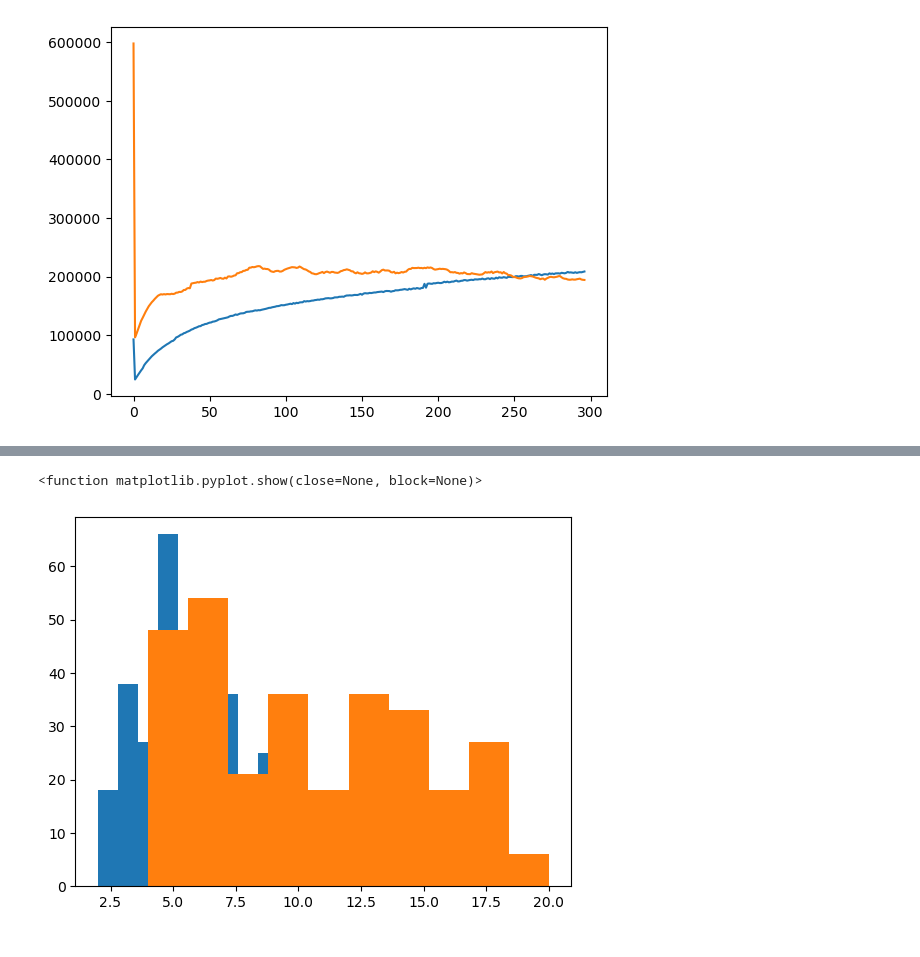
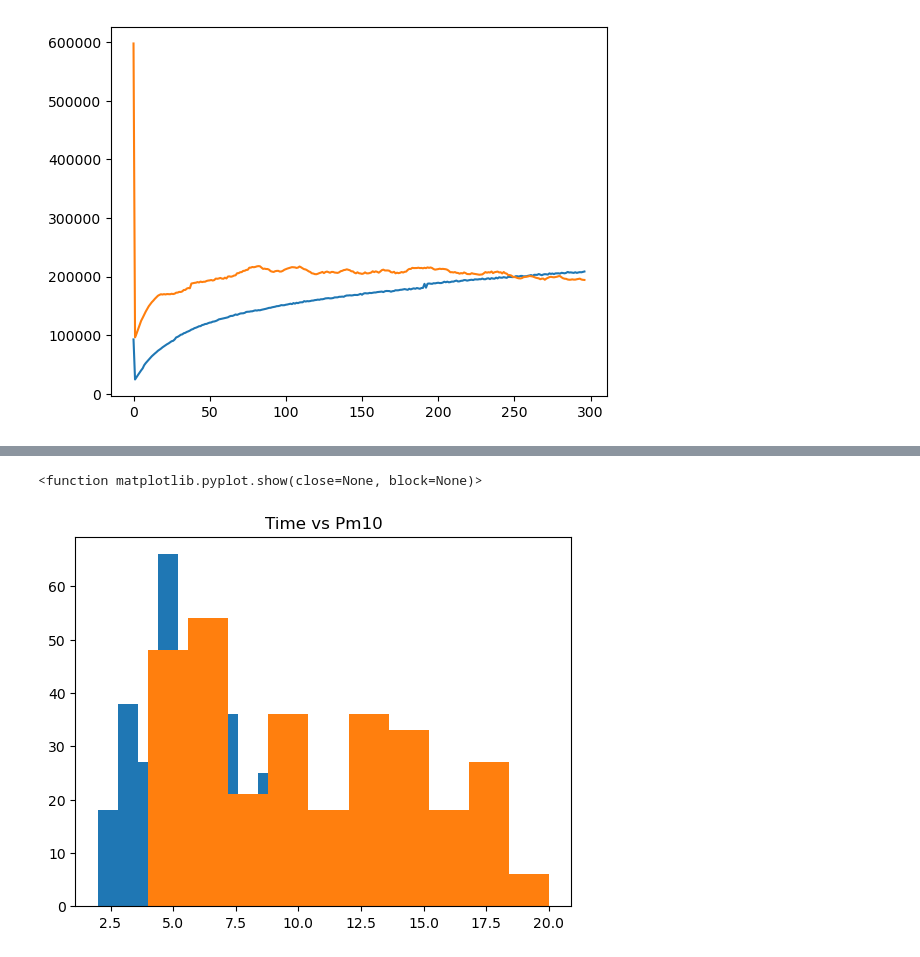
Before and after one commit to donnyszeghy/e11_Shahin_Joey_Donny, a Jupyter notebook: Lab4_graph.ipynb, the cells around one changed output, grey strips where cells are left out. Cells and saved outputs as stored; diff of their text form; code cells hidden in the pictures.

```diff
--- a/Lab4_graph.ipynb
+++ b/Lab4_graph.ipynb
@@ -74,11 +76,12 @@ plt.show
 # %%
 plt.hist(new_data["pm10"])
 plt.hist(new_data2["pm10"])
+plt.title("Time vs Pm10")
 plt.legend
 plt.show
 # %% [output]
 <function matplotlib.pyplot.show(close=None, block=None)>
-[figure, old version]
+[figure, new version]
 # %%
 plt.hist(new_data["Temperature"])
 plt.hist(new_data2["Temperature"])
```
Also changed, not shown: parts of 12 cells of this notebook.
